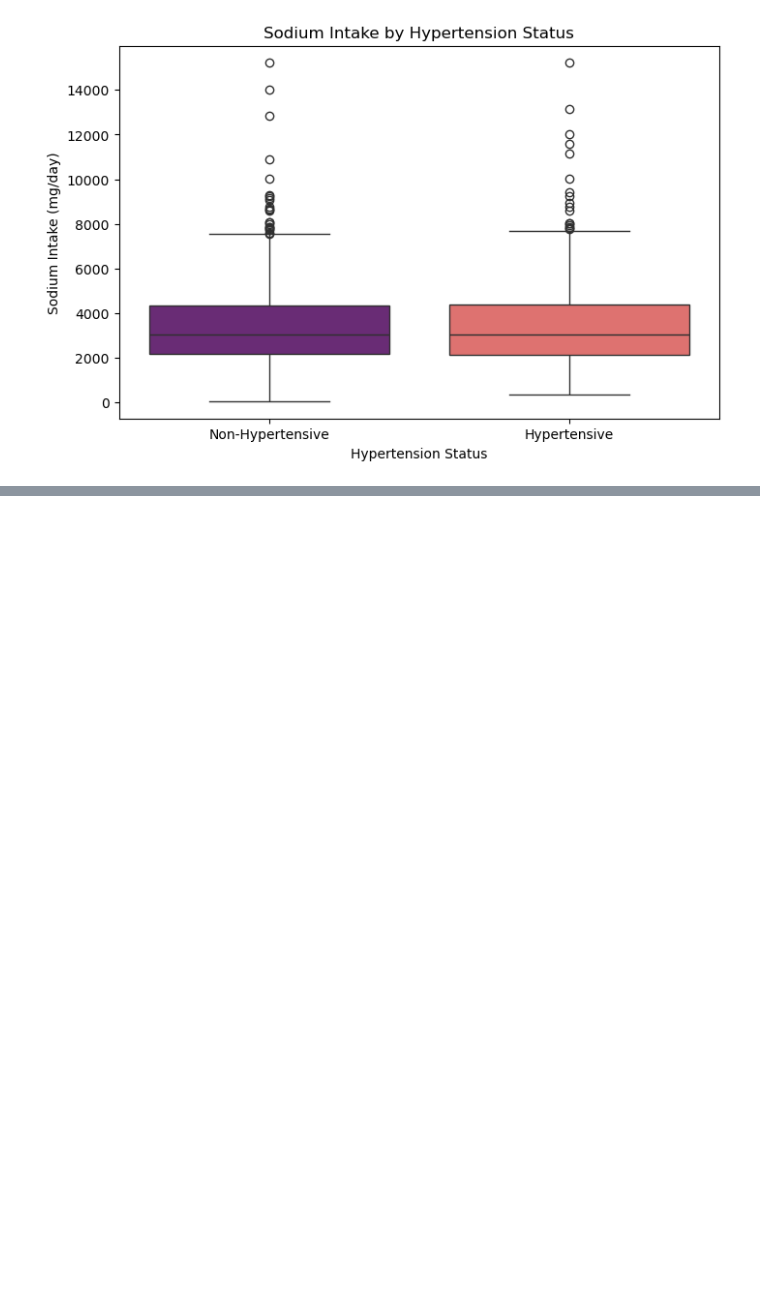
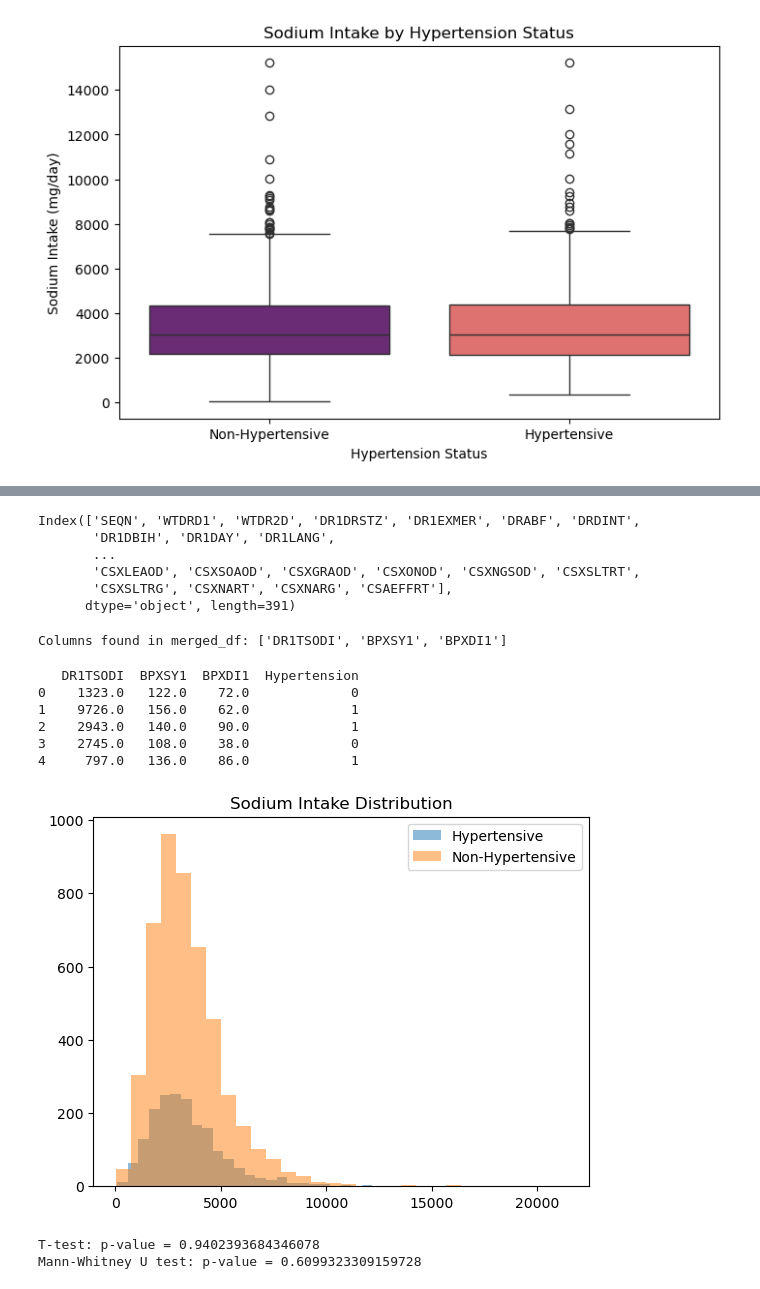
Before and after one commit to OrlandoBrandon/orlandobrandon.github.io, a Jupyter notebook: Project 2 Data mining /Project 2 Blood Pressure analysis.ipynb, the cells around one changed output, grey strips where cells are left out. Cells and saved outputs as stored; diff of their text form; code cells hidden in the pictures; blank space fills up the shorter version.

```diff
--- a/Project 2 Data mining /Project 2 Blood Pressure analysis.ipynb
+++ b/Project 2 Data mining /Project 2 Blood Pressure analysis.ipynb
@@ -166,0 +235,64 @@ Passing `palette` without assigning `hue` is deprecated and will be removed in v
+# %%
+print(merged_df.columns)
+# %% [output]
+Index(['SEQN', 'WTDRD1', 'WTDR2D', 'DR1DRSTZ', 'DR1EXMER', 'DRABF', 'DRDINT',
+       'DR1DBIH', 'DR1DAY', 'DR1LANG',
+       ...
+       'CSXLEAOD', 'CSXSOAOD', 'CSXGRAOD', 'CSXONOD', 'CSXNGSOD', 'CSXSLTRT',
+       'CSXSLTRG', 'CSXNART', 'CSXNARG', 'CSAEFFRT'],
+      dtype='object', length=391)
+# %%
+# List of important columns we need
+important_columns = ["DR1TSODI", "BPXSY1", "BPXDI1"]
+
+# Check which ones exist in merged_df
+existing_columns = [col for col in important_columns if col in merged_df.columns]
+
+# Print the result
+print("Columns found in merged_df:", existing_columns)
+# %% [output]
+Columns found in merged_df: ['DR1TSODI', 'BPXSY1', 'BPXDI1']
+# %%
+# Drop rows with missing values in key columns
+merged_df = merged_df.dropna(subset=["DR1TSODI", "BPXSY1", "BPXDI1"])
+
+# Create a Hypertension label (1 = Hypertensive, 0 = Non-Hypertensive)
+merged_df["Hypertension"] = ((merged_df["BPXSY1"] >= 130) | (merged_df["BPXDI1"] >= 80)).astype(int)
+
+# Display the first few rows to verify
+print(merged_df[["DR1TSODI", "BPXSY1", "BPXDI1", "Hypertension"]].head())
+# %% [output]
+   DR1TSODI  BPXSY1  BPXDI1  Hypertension
+0    1323.0   122.0    72.0             0
+1    9726.0   156.0    62.0             1
+2    2943.0   140.0    90.0             1
+3    2745.0   108.0    38.0             0
+4     797.0   136.0    86.0             1
+# %%
+from scipy.stats import ttest_ind, mannwhitneyu
+
+# Split sodium intake by hypertension status
+sodium_hypertensive = merged_df[merged_df["Hypertension"] == 1]["DR1TSODI"]
+sodium_non_hypertensive = merged_df[merged_df["Hypertension"] == 0]["DR1TSODI"]
+
+# Check normality using a histogram (optional)
+import matplotlib.pyplot as plt
+plt.hist(sodium_hypertensive, bins=30, alpha=0.5, label="Hypertensive")
+plt.hist(sodium_non_hypertensive, bins=30, alpha=0.5, label="Non-Hypertensive")
+plt.legend()
+plt.title("Sodium Intake Distribution")
+plt.show()
+
+# Perform T-test (assumes normality)
+t_stat, p_value_ttest = ttest_ind(sodium_hypertensive, sodium_non_hypertensive, equal_var=False)
+
+# Perform Mann-Whitney U test (for non-normal data)
+u_stat, p_value_mannwhitney = mannwhitneyu(sodium_hypertensive, sodium_non_hypertensive)
+
+# Display results
+print(f"T-test: p-value = {p_value_ttest}")
+print(f"Mann-Whitney U test: p-value = {p_value_mannwhitney}")
+# %% [output]
+[figure, added]
+T-test: p-value = 0.9402393684346078
+Mann-Whitney U test: p-value = 0.6099323309159728
```
Also changed, not shown: parts of 34 cells of this notebook, 12 other files.
